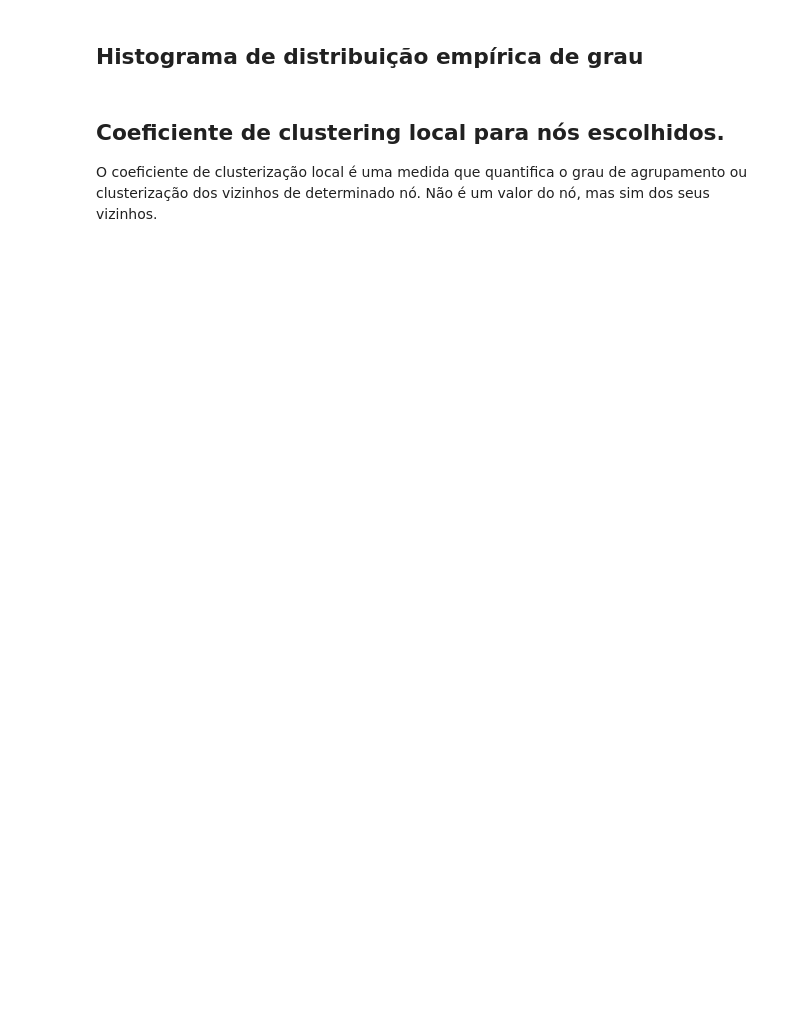
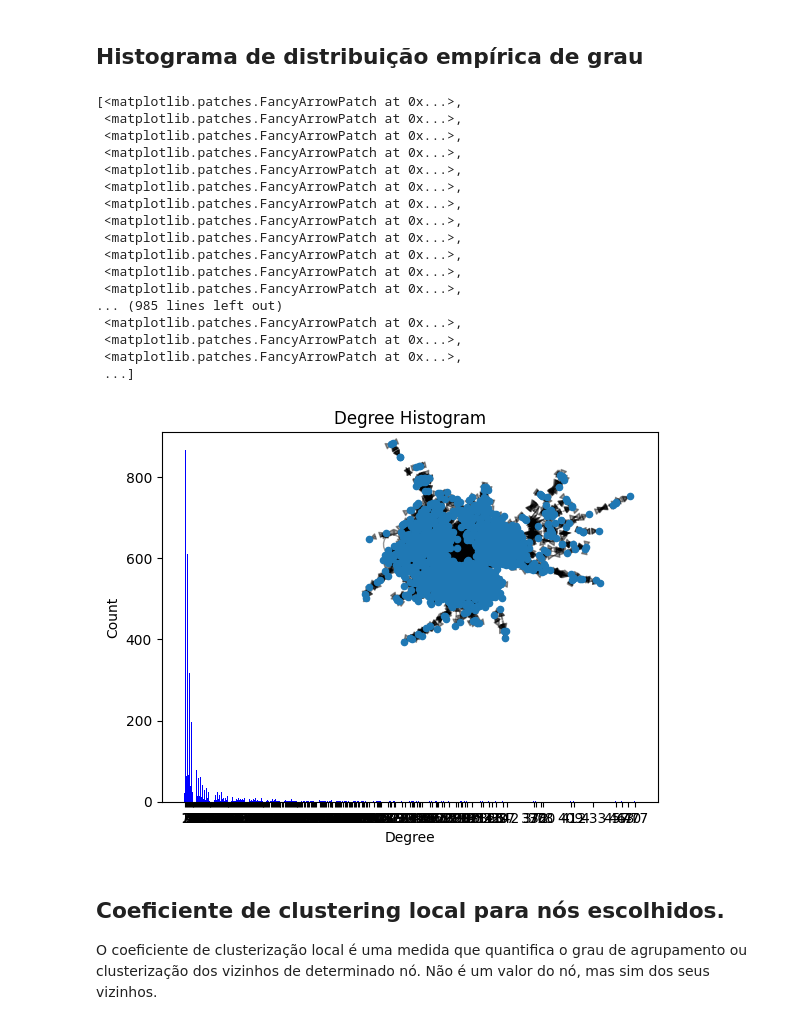
Before and after one commit to alexalmeida52/network_analysis_pyvis_streamlit, a Jupyter notebook: pratica_com_pyvis_e_streamlit.ipynb, the cells around one changed output. Drawn from its saved outputs; the diff is of its cells as text; code cells hidden in the pictures; blank space fills up the shorter version.

Commit message:
Adicionando imagens

```diff
--- a/pratica_com_pyvis_e_streamlit.ipynb
+++ b/pratica_com_pyvis_e_streamlit.ipynb
@@ -112,25 +153,44 @@ print("Densidade baixa indica que o grafo é muito esparso")
 # %% [markdown]
 ## **Histograma de distribuição empírica de grau**
 # %%
-degree_sequence = sorted([d for n, d in G.degree()], reverse=True)  # degree sequence
+degree_sequence = sorted([d for n, d in R.degree()], reverse=True)  # degree sequence
 # print "Degree sequence", degree_sequence
 degreeCount = collections.Counter(degree_sequence)
 deg, cnt = zip(*degreeCount.items())
 
 fig, ax = plt.subplots()
 plt.bar(deg, cnt, width=0.80, color='b')
 
 plt.title("Degree Histogram")
 plt.ylabel("Count")
 plt.xlabel("Degree")
 ax.set_xticks([d + 0.4 for d in deg])
 ax.set_xticklabels(deg)
 
 plt.axes([0.4, 0.4, 0.5, 0.5])
 pos = nx.spring_layout(R_Sub)
 plt.axis('off')
 nx.draw_networkx_nodes(R_Sub, pos, node_size=20)
 nx.draw_networkx_edges(R_Sub, pos, alpha=0.4)
+# %% [output]
+[<matplotlib.patches.FancyArrowPatch at 0x...>,
+ <matplotlib.patches.FancyArrowPatch at 0x...>,
+ <matplotlib.patches.FancyArrowPatch at 0x...>,
+ <matplotlib.patches.FancyArrowPatch at 0x...>,
+ <matplotlib.patches.FancyArrowPatch at 0x...>,
+ <matplotlib.patches.FancyArrowPatch at 0x...>,
+ <matplotlib.patches.FancyArrowPatch at 0x...>,
+ <matplotlib.patches.FancyArrowPatch at 0x...>,
+ <matplotlib.patches.FancyArrowPatch at 0x...>,
+ <matplotlib.patches.FancyArrowPatch at 0x...>,
+ <matplotlib.patches.FancyArrowPatch at 0x...>,
+ <matplotlib.patches.FancyArrowPatch at 0x...>,
+... (985 lines left out)
+ <matplotlib.patches.FancyArrowPatch at 0x...>,
+ <matplotlib.patches.FancyArrowPatch at 0x...>,
+ <matplotlib.patches.FancyArrowPatch at 0x...>,
+ ...]
+[figure, added]
 # %% [markdown]
 ## **Coeﬁciente de clustering local para nós escolhidos.**
 O coeficiente de clusterização local é uma medida que quantifica o grau de agrupamento ou clusterização dos vizinhos de determinado nó. Não é um valor do nó, mas sim dos seus vizinhos.
```
Also changed, not shown: parts of 11 cells of this notebook, 3 other files.
